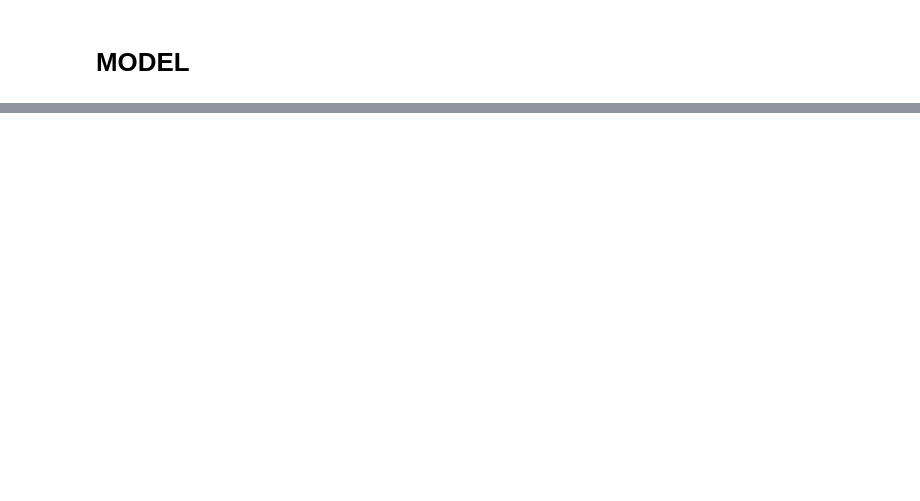
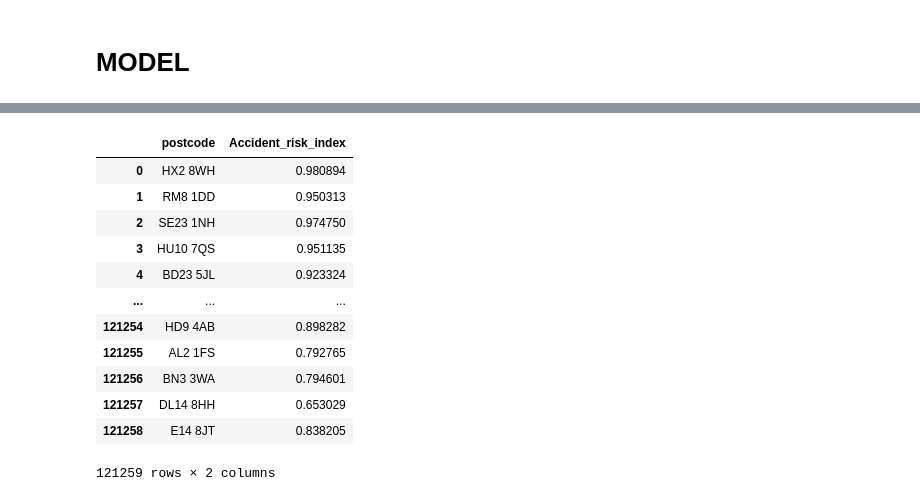
Before and after one commit to NGarb/FailSafe, a Jupyter notebook: 12. Accident Risk/XGB_grid_search.ipynb, the cells around one changed output, grey strips where cells are left out. Saved outputs shown, nothing was run; the diff lists cells and outputs as text; code cells hidden in the pictures; blank space fills up the shorter version.

```diff
--- a/12. Accident Risk/XGB_grid_search.ipynb
+++ b/12. Accident Risk/XGB_grid_search.ipynb
@@ -233,0 +480,17 @@ results_df
+# %%
+import pickle
+pd.read_pickle('s1')
+# %% [output]
+|  | postcode | Accident_risk_index |
+| 0 | HX2 8WH | 0.980894 |
+| 1 | RM8 1DD | 0.950313 |
+| 2 | SE23 1NH | 0.974750 |
+| 3 | HU10 7QS | 0.951135 |
+| 4 | BD23 5JL | 0.923324 |
+| ... | ... | ... |
+| 121254 | HD9 4AB | 0.898282 |
+| 121255 | AL2 1FS | 0.792765 |
+| 121256 | BN3 3WA | 0.794601 |
+| 121257 | DL14 8HH | 0.653029 |
+| 121258 | E14 8JT | 0.838205 |
+121259 rows × 2 columns
```
Also changed, not shown: parts of 59 cells of this notebook, 46 other files.
